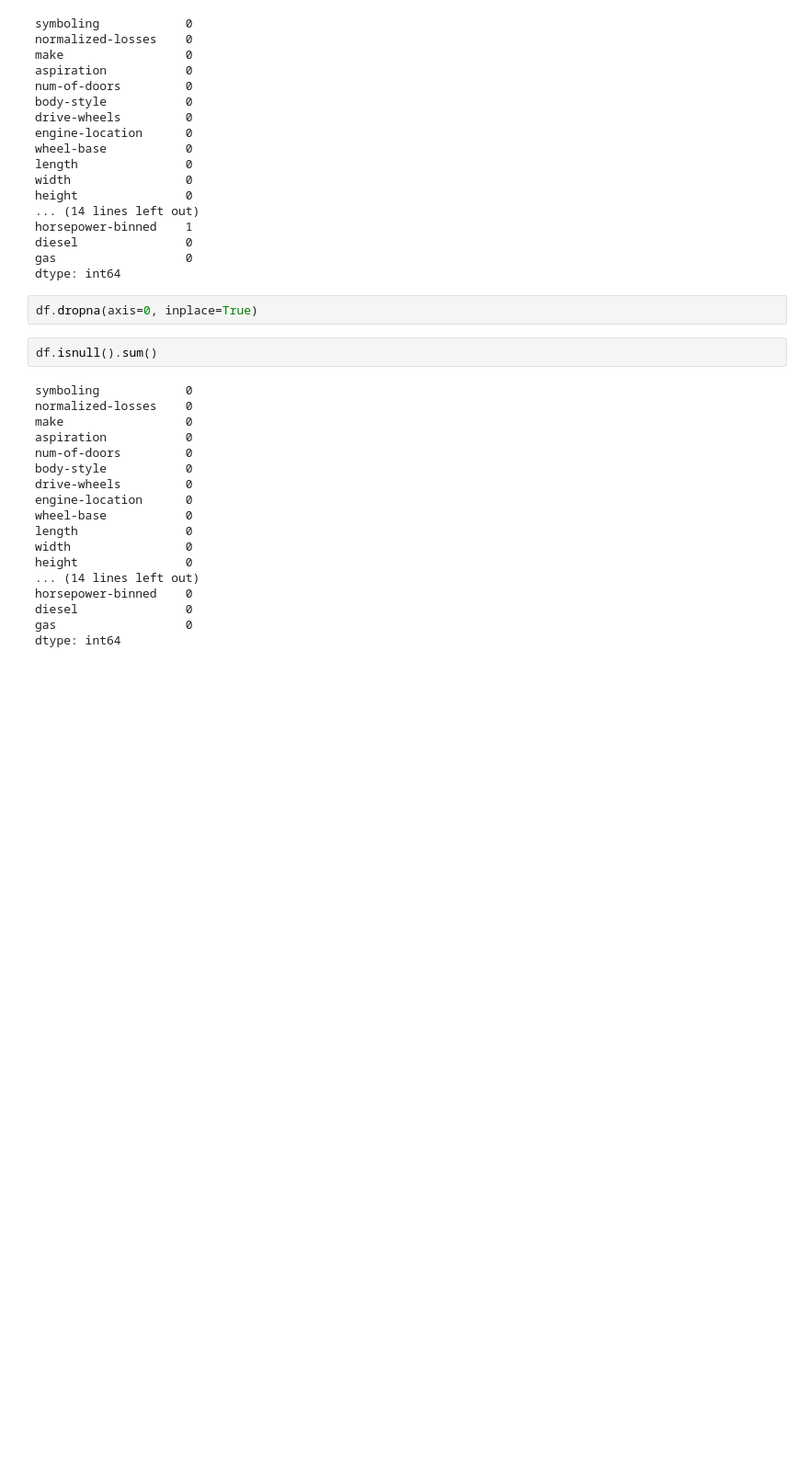
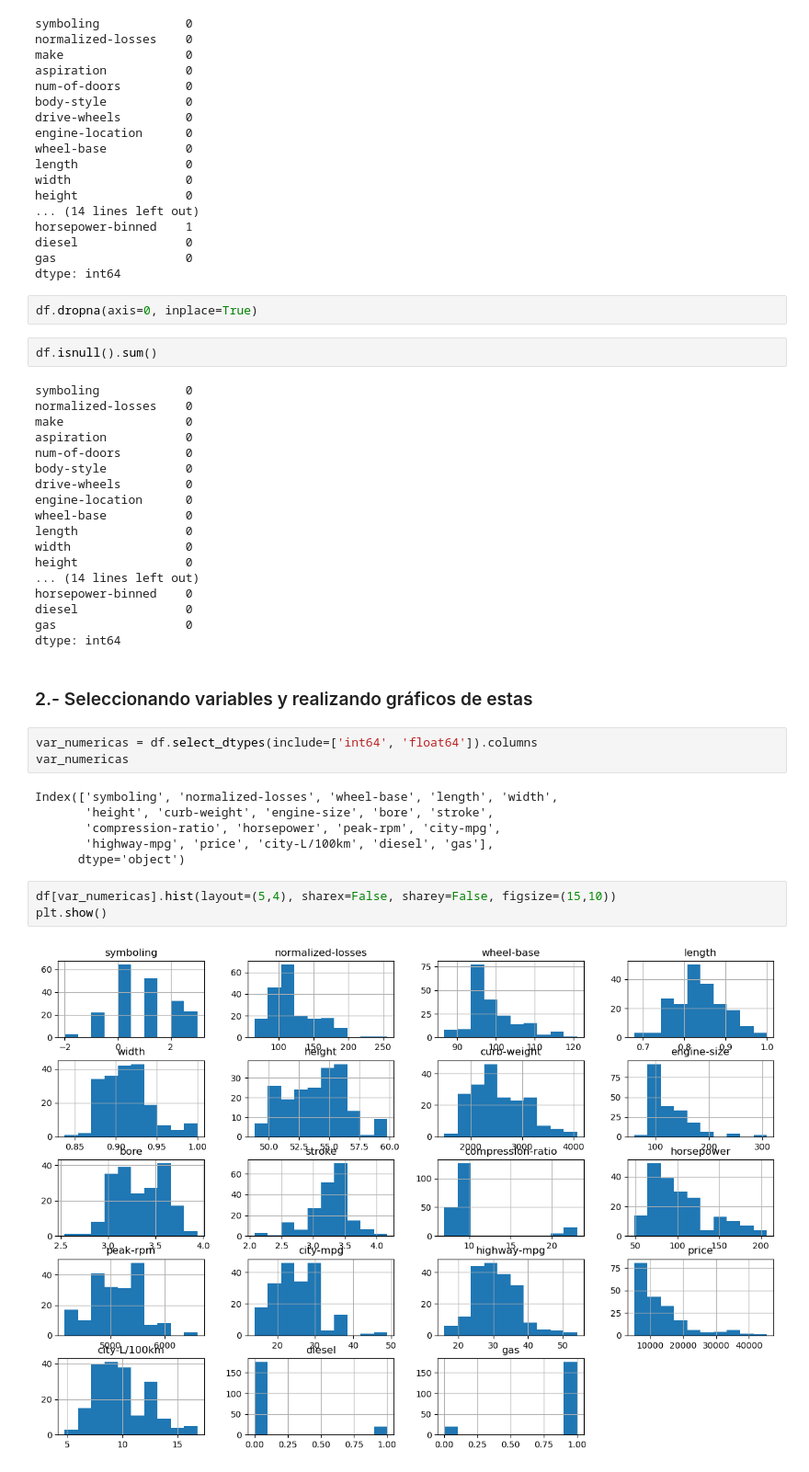
Before and after one commit to jgomezz/cpe_ciencia_datos_python, a Jupyter notebook: mod3_analitica_datos_python/semana_02_analisis_exploratorio_datos.ipynb, the cells around one changed output. Shown: that part at 92% size. Drawn from its saved outputs; the diff is of its cells as text; blank space fills up the shorter version.

```diff
--- a/mod3_analitica_datos_python/semana_02_analisis_exploratorio_datos.ipynb
+++ b/mod3_analitica_datos_python/semana_02_analisis_exploratorio_datos.ipynb
@@ -84,3 +86,19 @@ horsepower-binned    0
 diesel               0
 gas                  0
 dtype: int64
+# %% [markdown]
+### 2.- Seleccionando variables y realizando gráficos de estas
+# %%
+var_numericas = df.select_dtypes(include=['int64', 'float64']).columns
+var_numericas
+# %% [output]
+Index(['symboling', 'normalized-losses', 'wheel-base', 'length', 'width',
+       'height', 'curb-weight', 'engine-size', 'bore', 'stroke',
+       'compression-ratio', 'horsepower', 'peak-rpm', 'city-mpg',
+       'highway-mpg', 'price', 'city-L/100km', 'diesel', 'gas'],
+      dtype='object')
+# %%
+df[var_numericas].hist(layout=(5,4), sharex=False, sharey=False, figsize=(15,10))
+plt.show()
+# %% [output]
+[figure, added]
```
Also changed, not shown: parts of 1 cell of this notebook.
